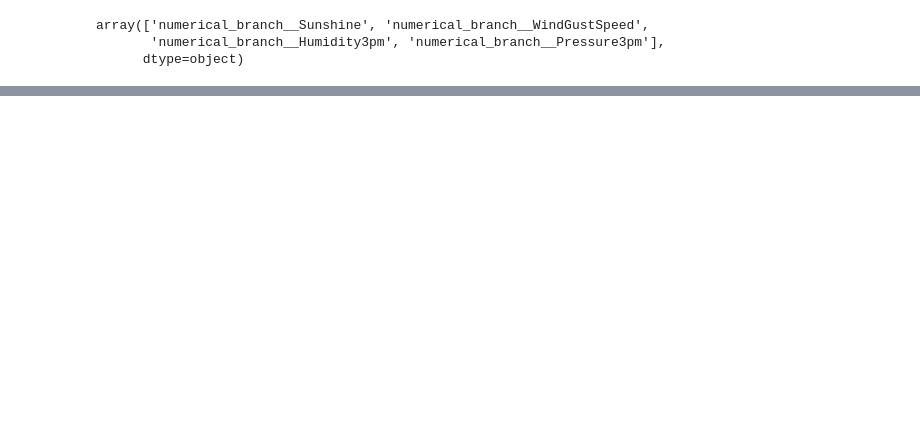
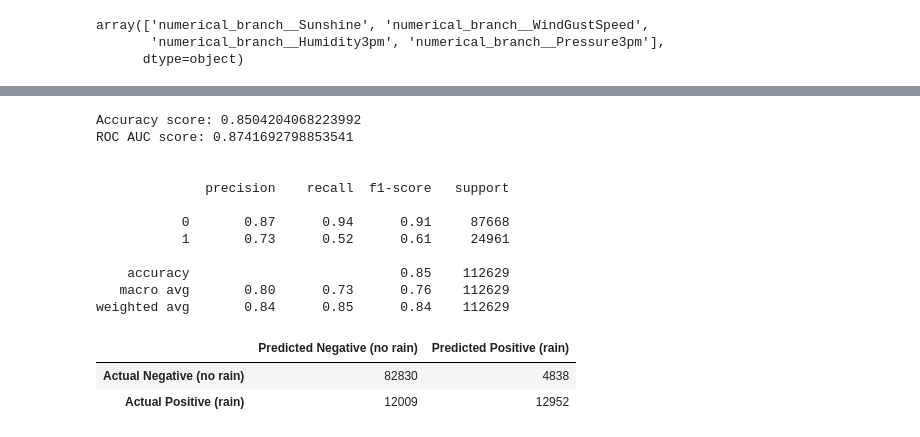
Before and after one commit to TomaszWasilewski/Predict-rain-in-Australia, a Jupyter notebook: rain_in_australia.ipynb, the cells around one changed output, grey strips where cells are left out. Cells and saved outputs as stored; diff of their text form; code cells hidden in the pictures; blank space fills up the shorter version.

```diff
--- a/rain_in_australia.ipynb
+++ b/rain_in_australia.ipynb
@@ -1397,0 +1402,3 @@ weighted avg       0.83      0.84      0.83    112629
+# %%
+rfecv = RFECV(estimator=LogisticRegression(max_iter=1000), cv=5, scoring='roc_auc', n_jobs=-1)
+rfecv.fit(X_train, y_train)
@@ -1397,0 +1456,18 @@ weighted avg       0.83      0.84      0.83    112629
+# %%
+metrics(X_train_rfecv, y_train, log_reg_rfecv)
+# %% [output]
+Accuracy score: 0.8504204068223992
+ROC AUC score: 0.8741692798853541
+
+
+              precision    recall  f1-score   support
+
+           0       0.87      0.94      0.91     87668
+           1       0.73      0.52      0.61     24961
+
+    accuracy                           0.85    112629
+   macro avg       0.80      0.73      0.76    112629
+weighted avg       0.84      0.85      0.84    112629
+|  | Predicted Negative (no rain) | Predicted Positive (rain) |
+| Actual Negative (no rain) | 82830 | 4838 |
+| Actual Positive (rain) | 12009 | 12952 |
```
Also changed, not shown: parts of 54 cells of this notebook.
